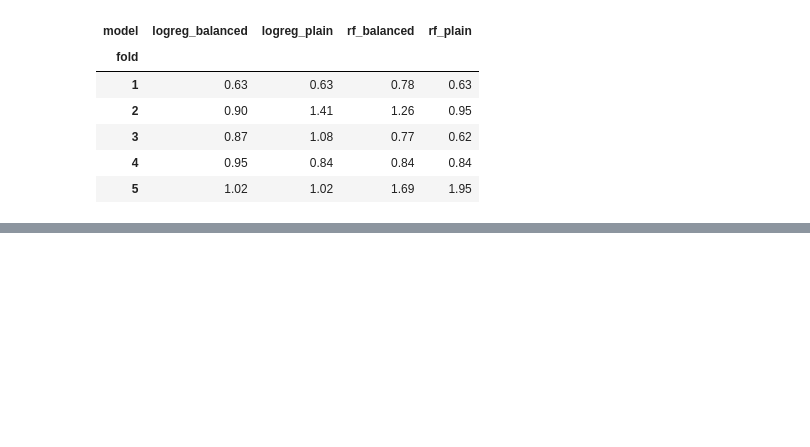
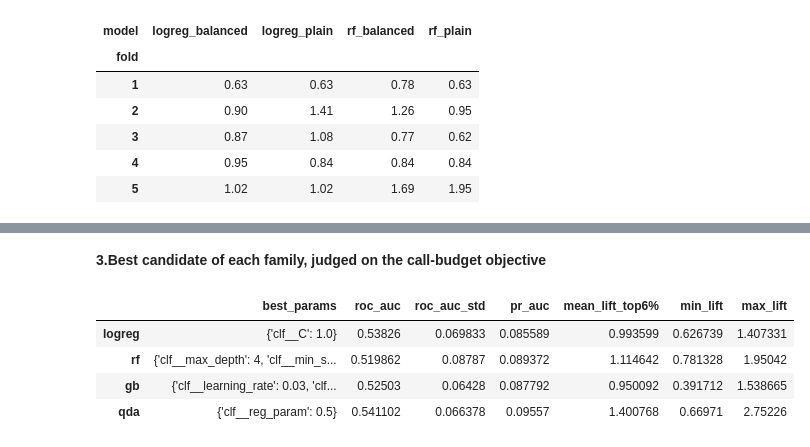
Before and after one commit to ShreyaKantamsetty/bank-campaign-prediction, a Jupyter notebook: notebooks/task1.ipynb, the cells around one changed output, grey strips where cells are left out. Saved outputs shown, nothing was run; the diff lists cells and outputs as text; code cells hidden in the pictures; blank space fills up the shorter version.

```diff
--- a/notebooks/task1.ipynb
+++ b/notebooks/task1.ipynb
@@ -1029,0 +1100,36 @@ I did not try SMOTE, due to time. Most of my features are one-hot categorical co
+# %% [markdown]
+**3.Best candidate of each family, judged on the call-budget objective**
+# %%
+def fold_lifts(pipe, frac=0.06):
+    """Lift of the top 6% highest-scored clients in each validation fold."""
+    lifts = []
+    for tr, va in tscv.split(X_train):
+        pipe.fit(X_train.iloc[tr], y_train.iloc[tr])
+        score = pipe.predict_proba(X_train.iloc[va])[:, 1]
+        y_va = y_train.iloc[va].to_numpy()
+        top = np.argsort(score)[::-1][:int(len(y_va) * frac)]
+        lifts.append(y_va[top].mean() / y_va.mean())
+    return np.array(lifts)
+
+best_rows = {}
+for name, gs in searches.items():
+    lifts = fold_lifts(clone(gs.best_estimator_))   # clone: do not disturb the fitted model
+    i = gs.best_index_
+    best_rows[name] = {
+        'best_params': gs.best_params_,
+        'roc_auc': gs.cv_results_['mean_test_roc_auc'][i],
+        'roc_auc_std': gs.cv_results_['std_test_roc_auc'][i],
+        'pr_auc': gs.cv_results_['mean_test_pr_auc'][i],
+        'mean_lift_top6%': lifts.mean(),
+        'min_lift': lifts.min(),
+        'max_lift': lifts.max(),
+    }
+
+best_table = pd.DataFrame(best_rows).T
+best_table
+# %% [output]
+|  | best_params | roc_auc | roc_auc_std | pr_auc | mean_lift_top6% | min_lift | max_lift |
+| logreg | {'clf__C': 1.0} | 0.53826 | 0.069833 | 0.085589 | 0.993599 | 0.626739 | 1.407331 |
+| rf | {'clf__max_depth': 4, 'clf__min_s... | 0.519862 | 0.08787 | 0.089372 | 1.114642 | 0.781328 | 1.95042 |
+| gb | {'clf__learning_rate': 0.03, 'clf... | 0.52503 | 0.06428 | 0.087792 | 0.950092 | 0.391712 | 1.538665 |
+| qda | {'clf__reg_param': 0.5} | 0.541102 | 0.066378 | 0.09557 | 1.400768 | 0.66971 | 2.75226 |
```
Also changed, not shown: parts of 21 cells of this notebook.
